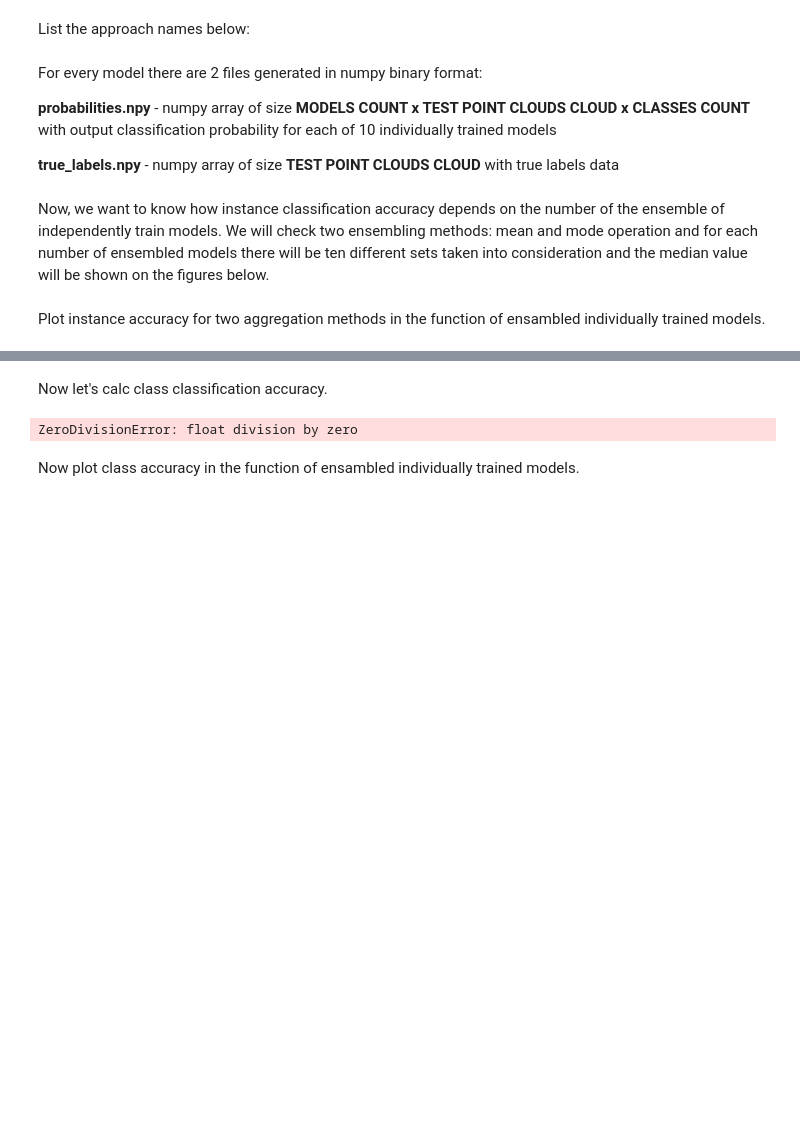
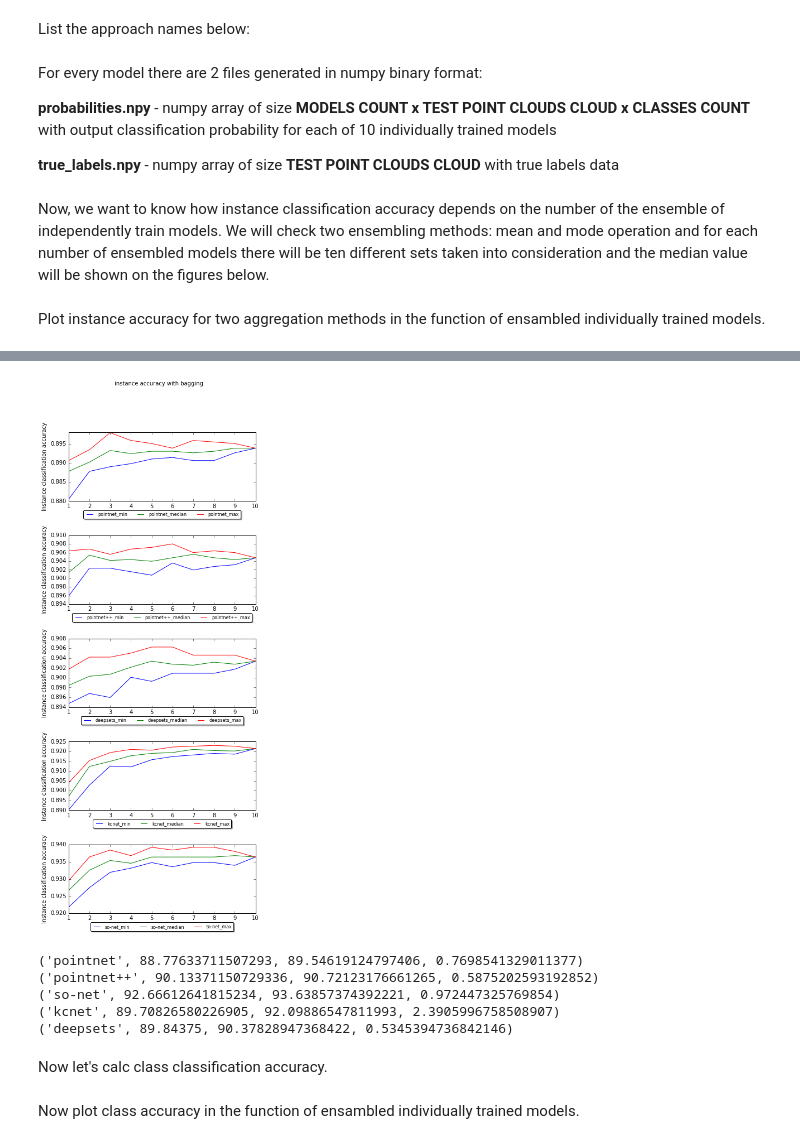
Before and after one commit to dkoguciuk/ensemble_learning_for_point_clouds, a Jupyter notebook: analysis.ipynb, the cells around one changed output, grey strips where cells are left out. Drawn from its saved outputs; the diff is of its cells as text; code cells hidden in the pictures; blank space fills up the shorter version.

```diff
--- a/analysis.ipynb
+++ b/analysis.ipynb
@@ -142,10 +210,38 @@ plot_accuracy(ax, instance_accuracy, 'compare')
+# %%
+cols = 1
+rows = 5
+f, axes = plt.subplots(rows, cols, figsize=(6, 16), sharex='col', sharey='row')
+f.suptitle('instance accuracy with bagging')
+#f.subplots_adjust(hspace=0.1)
+
+for idx, model in enumerate(['pointnet', 'pointnet++', 'deepsets', 'kcnet', 'so-net']):
+    instance_accuracy = {}
+    instance_accuracy[model + '_min'] = instance_accuracy_mean[model +'_min']
+    instance_accuracy[model + '_median'] = instance_accuracy_mean[model +'_med']
+    instance_accuracy[model + '_max'] = instance_accuracy_mean[model +'_max']
+    plot_accuracy(axes[idx], instance_accuracy, None, models_order=[model + '_min', model + '_median', model + '_max'])
+
+    # Show tick labels
+    for tk in axes[idx].get_xticklabels():
+        tk.set_visible(True)
+# %% [output]
+[figure, added]
+# %%
+for model in MODELS:
+    print (model, 100*instance_accuracy_mode[model +'_med'][1], 100*instance_accuracy_mode[model +'_med'][ENSEMBLE_MODELS_NUMBER], 100*(instance_accuracy_mode[model +'_med'][ENSEMBLE_MODELS_NUMBER] - instance_accuracy_mode[model +'_med'][1]))
+# %% [output]
+('pointnet', 88.77633711507293, 89.54619124797406, 0.7698541329011377)
+('pointnet++', 90.13371150729336, 90.72123176661265, 0.5875202593192852)
+('so-net', 92.66612641815234, 93.63857374392221, 0.972447325769854)
+('kcnet', 89.70826580226905, 92.09886547811993, 2.3905996758508907)
+('deepsets', 89.84375, 90.37828947368422, 0.5345394736842146)
 # %% [markdown]
 Now let's calc class classification accuracy.
 # %%
 import sklearn.metrics as metrics
 
 class_accuracy = {}
-for model in MODELS:
+for model in ['pointnet', 'pointnet++', 'so-net', 'kcnet']: #'deepsets'
     class_accuracy[model] = {}
     for num_ens in subsets:
         num_ens_accs = {}
@@ -157,31 +253,37 @@ for model in MODELS:
             # Get true labels and predictions
             preds = []
             true = true_labels[model]
+
+            # MODE ############################################
+            #for model_no in subset:
+            #    preds.append(np.argmax(probabilities[model][model_no], axis=-1))
+            #preds = np.transpose(np.array(preds))
+            #preds = np.squeeze(stats.mode(preds, axis=-1)[0])
+
+            # MEAN ############################################
             for model_no in subset:
-                preds.append(np.argmax(probabilities[model][model_no], axis=-1))
-            preds = np.transpose(np.array(preds))
-            preds = np.squeeze(stats.mode(preds, axis=-1)[0])
+                preds.append(probabilities[model][model_no])
+            preds = np.transpose(np.array(preds), axes=(1,2,0))
+            preds = np.argmax(np.mean(preds, axis=-1), axis=-1)
 
             # Confusion matrix analysis
             confusion_matrix = metrics.confusion_matrix(true, preds)
             class_acc = []
             for class_idx in range(CLASSES_COUNT):
 
-                true_pos = float(np.sum(confusion_matrix[class_idx]))                                            # sum in rows
+                true_pos = float(np.sum(confusion_matrix[class_idx]))                                              # sum in rows
                 flse_pos = float(np.sum(confusion_matrix[:, class_idx]) - confusion_matrix[class_idx, class_idx])  # sum in cols without querry
                 flse_neg = float(np.sum(confusion_matrix[class_idx]) - confusion_matrix[class_idx, class_idx])     # sum in rows without querry
 
-                precsn = true_pos / (true_pos + flse_pos)
-                recall = true_pos / (true_pos + flse_neg)
-                f1_scr = 2 * precsn * recall / (precsn + recall)
-
+                #precsn = true_pos / (true_pos + flse_pos)
+                #recall = true_pos / (true_pos + flse_neg)
+                #f1_scr = 2 * precsn * recall / (precsn + recall)
+                #print (model, num_ens, class_idx, np.sum(preds == class_idx), np.sum(true == class_idx), np.sum(confusion_matrix[class_idx]))
                 acc = np.sum(float(confusion_matrix[class_idx, class_idx]) / np.sum(confusion_matrix[class_idx]))
                 num_ens_accs[class_idx].append(acc)
 
         for class_idx in range(CLASSES_COUNT):
             class_accuracy[model][num_ens][class_idx] = statistics.median(num_ens_accs[class_idx])
-# %% [output]
-ZeroDivisionError: float division by zero
 # %% [markdown]
 Now plot class accuracy in the function of ensambled individually trained models.
 # %%
```
Also changed, not shown: parts of 7 cells of this notebook, 3 other files.
